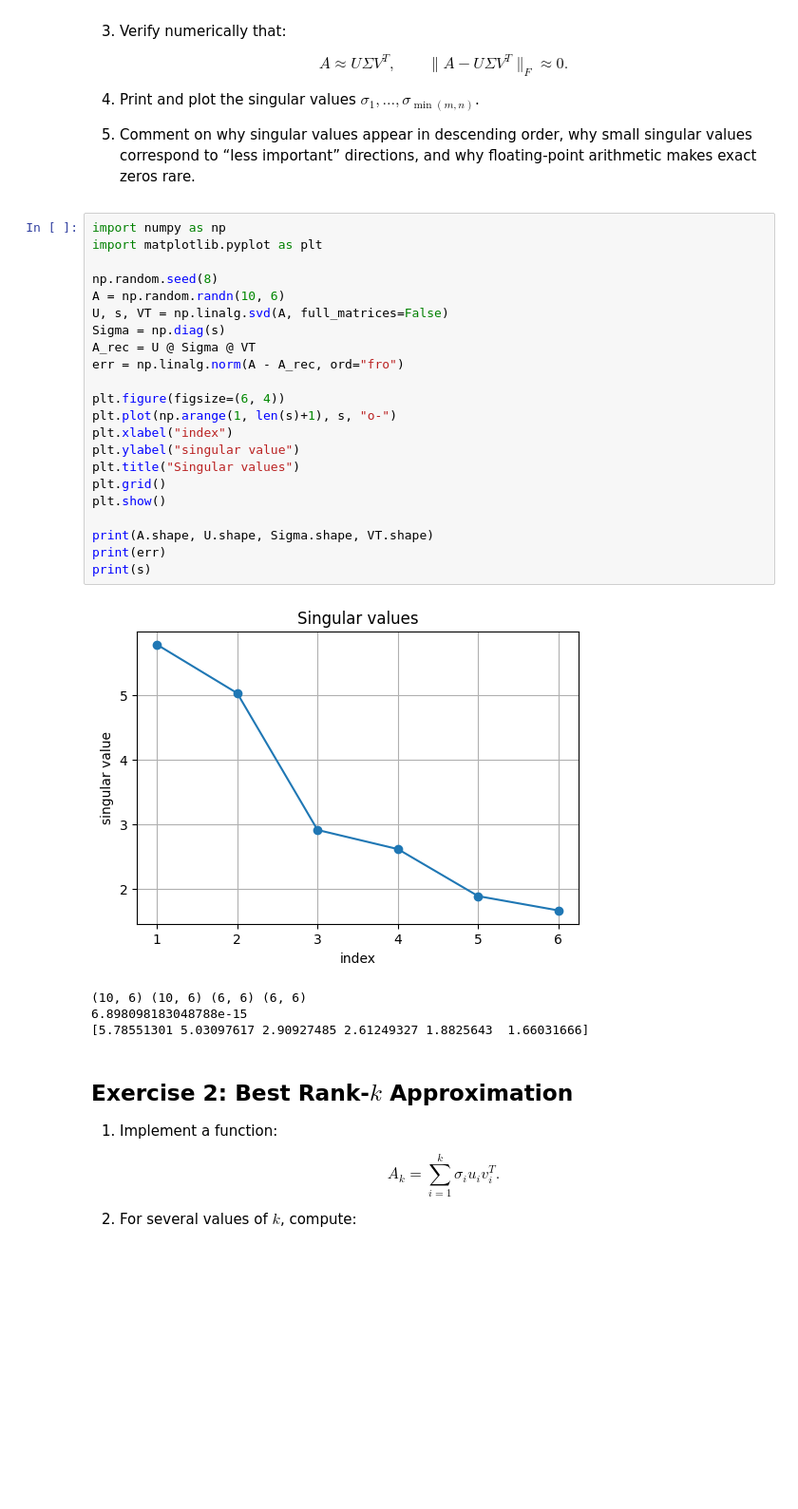
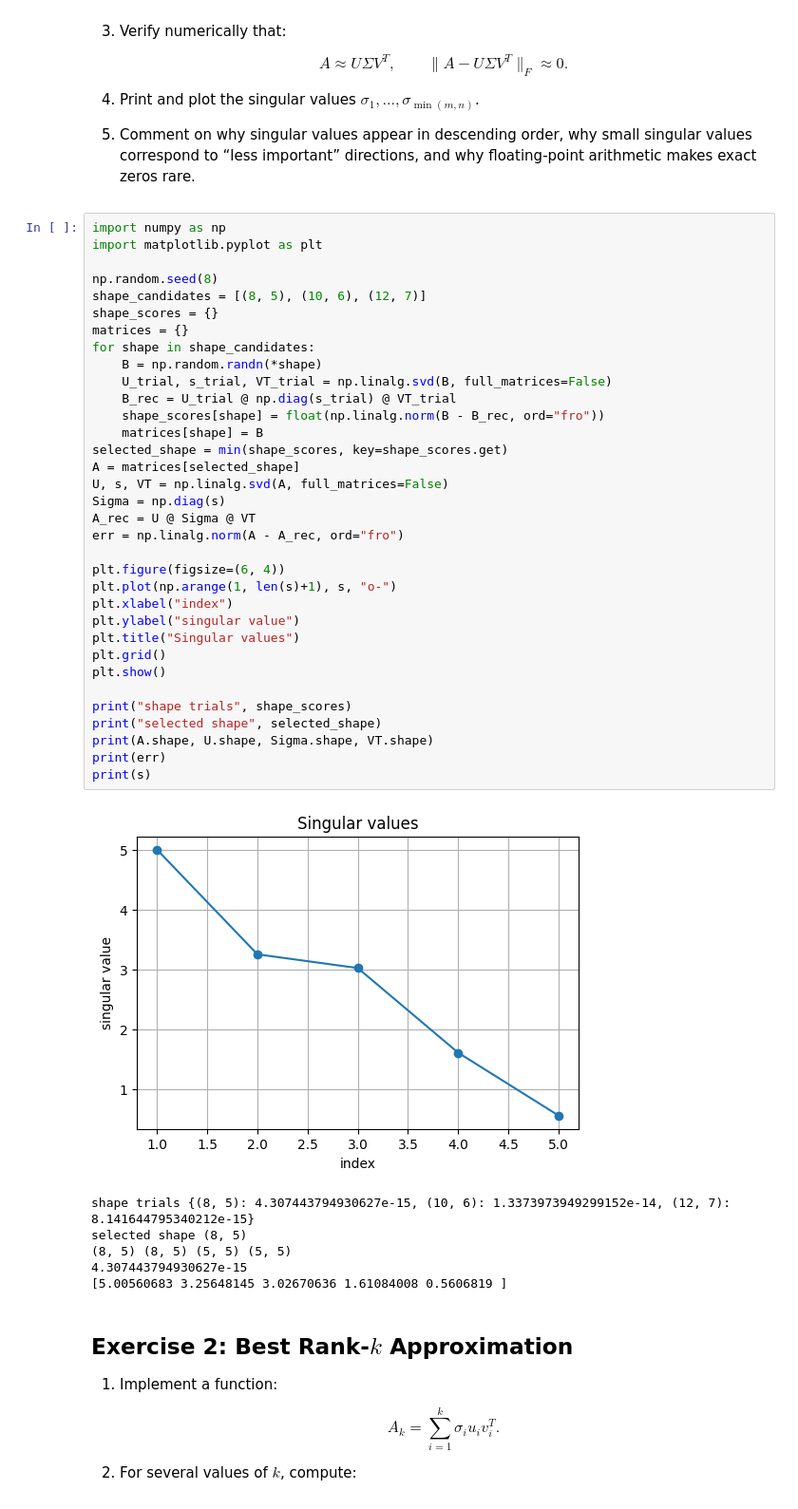
Before and after one commit to mohamadch91/Statistical-and-Mathematical-Methods-for-Machine-Learning-SMM-, a Jupyter notebook: hw4/HW4.ipynb, the cells around one changed output. Shown at 95% size. Cells and saved outputs as stored; diff of their text form; blank space fills up the shorter version.

```diff
--- a/hw4/HW4.ipynb
+++ b/hw4/HW4.ipynb
@@ -34,30 +34,44 @@ Joining the oral exam with a non-executed code OR without a PDF file with the ob
 # %%
 import numpy as np
 import matplotlib.pyplot as plt
 
 np.random.seed(8)
-A = np.random.randn(10, 6)
+shape_candidates = [(8, 5), (10, 6), (12, 7)]
+shape_scores = {}
+matrices = {}
+for shape in shape_candidates:
+    B = np.random.randn(*shape)
+    U_trial, s_trial, VT_trial = np.linalg.svd(B, full_matrices=False)
+    B_rec = U_trial @ np.diag(s_trial) @ VT_trial
+    shape_scores[shape] = float(np.linalg.norm(B - B_rec, ord="fro"))
+    matrices[shape] = B
+selected_shape = min(shape_scores, key=shape_scores.get)
+A = matrices[selected_shape]
 U, s, VT = np.linalg.svd(A, full_matrices=False)
 Sigma = np.diag(s)
 A_rec = U @ Sigma @ VT
 err = np.linalg.norm(A - A_rec, ord="fro")
 
 plt.figure(figsize=(6, 4))
 plt.plot(np.arange(1, len(s)+1), s, "o-")
 plt.xlabel("index")
 plt.ylabel("singular value")
 plt.title("Singular values")
 plt.grid()
 plt.show()
 
+print("shape trials", shape_scores)
+print("selected shape", selected_shape)
 print(A.shape, U.shape, Sigma.shape, VT.shape)
 print(err)
 print(s)
 # %% [output]
-[figure, old version]
+[figure, new version]
-(10, 6) (10, 6) (6, 6) (6, 6)
-6.898098183048788e-15
-[5.78551301 5.03097617 2.90927485 2.61249327 1.8825643  1.66031666]
+shape trials {(8, 5): 4.307443794930627e-15, (10, 6): 1.3373973949299152e-14, (12, 7): 8.141644795340212e-15}
+selected shape (8, 5)
+(8, 5) (8, 5) (5, 5) (5, 5)
+4.307443794930627e-15
+[5.00560683 3.25648145 3.02670636 1.61084008 0.5606819 ]
 # %% [markdown]
 ## Exercise 2: Best Rank-$k$ Approximation
 
```
Also changed, not shown: parts of 4 cells of this notebook, 3 other files.
